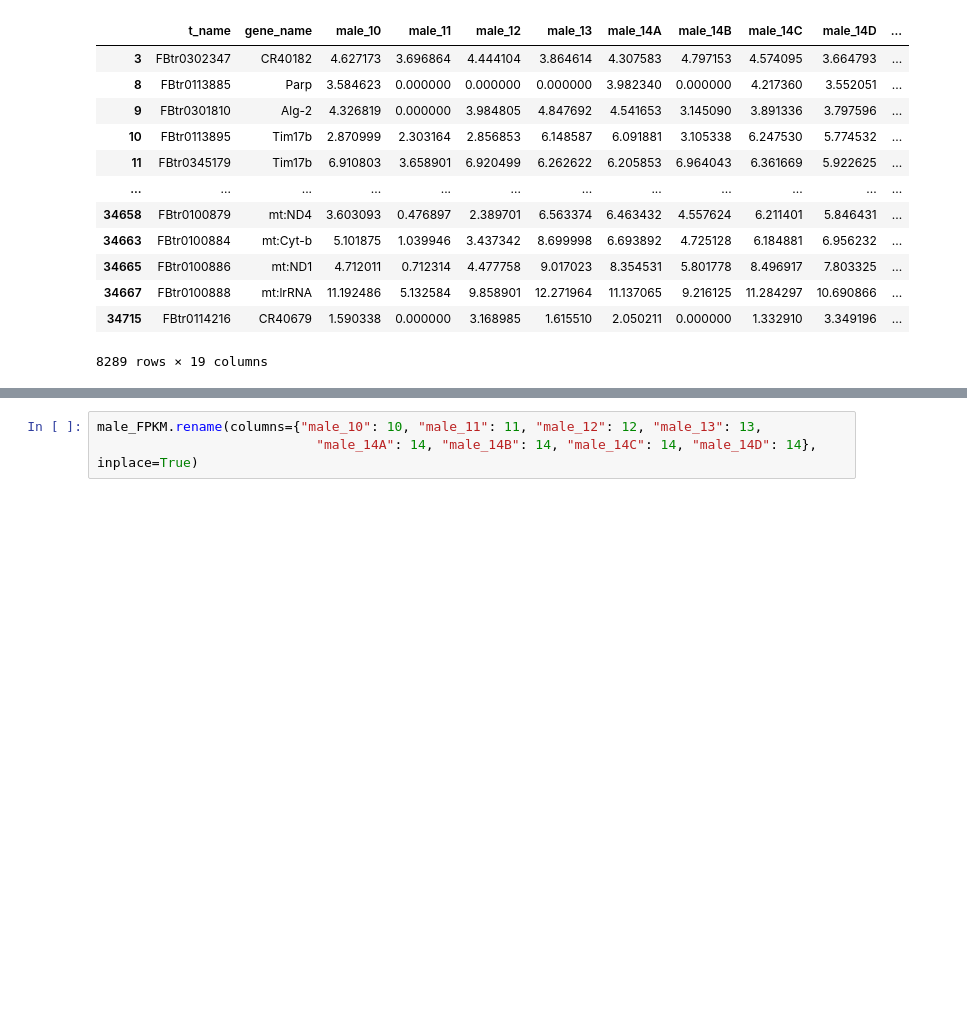
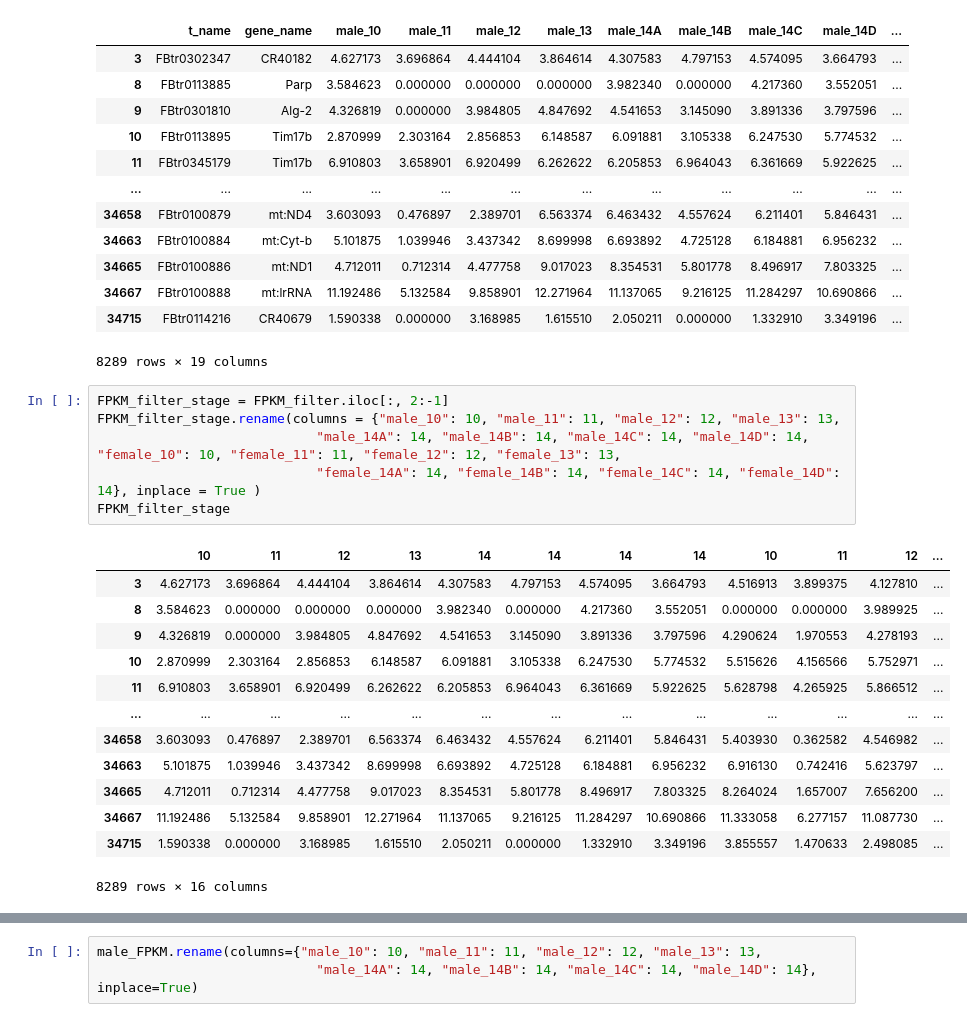
Before and after one commit to Andymao1998/qbb2021-answers, a Jupyter notebook: week9_hw/Week9_HW.ipynb, the cells around one changed output, grey strips where cells are left out. Saved outputs shown, nothing was run; the diff lists cells and outputs as text; blank space fills up the shorter version.

```diff
--- a/week9_hw/Week9_HW.ipynb
+++ b/week9_hw/Week9_HW.ipynb
@@ -150,3 +155,23 @@ FPKM_filter
 | 34667 | FBtr0100888 | mt:lrRNA | 11.192486 | 5.132584 | 9.858901 | 12.271964 | 11.137065 | 9.216125 | 11.284297 | 10.690866 | ... |
 | 34715 | FBtr0114216 | CR40679 | 1.590338 | 0.000000 | 3.168985 | 1.615510 | 2.050211 | 0.000000 | 1.332910 | 3.349196 | ... |
 8289 rows × 19 columns
+# %%
+FPKM_filter_stage = FPKM_filter.iloc[:, 2:-1]
+FPKM_filter_stage.rename(columns = {"male_10": 10, "male_11": 11, "male_12": 12, "male_13": 13,
+                            "male_14A": 14, "male_14B": 14, "male_14C": 14, "male_14D": 14, "female_10": 10, "female_11": 11, "female_12": 12, "female_13": 13,
+                            "female_14A": 14, "female_14B": 14, "female_14C": 14, "female_14D": 14}, inplace = True )
+FPKM_filter_stage
+# %% [output]
+|  | 10 | 11 | 12 | 13 | 14 | 14 | 14 | 14 | 10 | 11 | 12 | ... |
+| 3 | 4.627173 | 3.696864 | 4.444104 | 3.864614 | 4.307583 | 4.797153 | 4.574095 | 3.664793 | 4.516913 | 3.899375 | 4.127810 | ... |
+| 8 | 3.584623 | 0.000000 | 0.000000 | 0.000000 | 3.982340 | 0.000000 | 4.217360 | 3.552051 | 0.000000 | 0.000000 | 3.989925 | ... |
+| 9 | 4.326819 | 0.000000 | 3.984805 | 4.847692 | 4.541653 | 3.145090 | 3.891336 | 3.797596 | 4.290624 | 1.970553 | 4.278193 | ... |
+| 10 | 2.870999 | 2.303164 | 2.856853 | 6.148587 | 6.091881 | 3.105338 | 6.247530 | 5.774532 | 5.515626 | 4.156566 | 5.752971 | ... |
+| 11 | 6.910803 | 3.658901 | 6.920499 | 6.262622 | 6.205853 | 6.964043 | 6.361669 | 5.922625 | 5.628798 | 4.265925 | 5.866512 | ... |
+| ... | ... | ... | ... | ... | ... | ... | ... | ... | ... | ... | ... | ... |
+| 34658 | 3.603093 | 0.476897 | 2.389701 | 6.563374 | 6.463432 | 4.557624 | 6.211401 | 5.846431 | 5.403930 | 0.362582 | 4.546982 | ... |
+| 34663 | 5.101875 | 1.039946 | 3.437342 | 8.699998 | 6.693892 | 4.725128 | 6.184881 | 6.956232 | 6.916130 | 0.742416 | 5.623797 | ... |
+| 34665 | 4.712011 | 0.712314 | 4.477758 | 9.017023 | 8.354531 | 5.801778 | 8.496917 | 7.803325 | 8.264024 | 1.657007 | 7.656200 | ... |
+| 34667 | 11.192486 | 5.132584 | 9.858901 | 12.271964 | 11.137065 | 9.216125 | 11.284297 | 10.690866 | 11.333058 | 6.277157 | 11.087730 | ... |
+| 34715 | 1.590338 | 0.000000 | 3.168985 | 1.615510 | 2.050211 | 0.000000 | 1.332910 | 3.349196 | 3.855557 | 1.470633 | 2.498085 | ... |
+8289 rows × 16 columns
```
Also changed, not shown: parts of 21 cells of this notebook.
